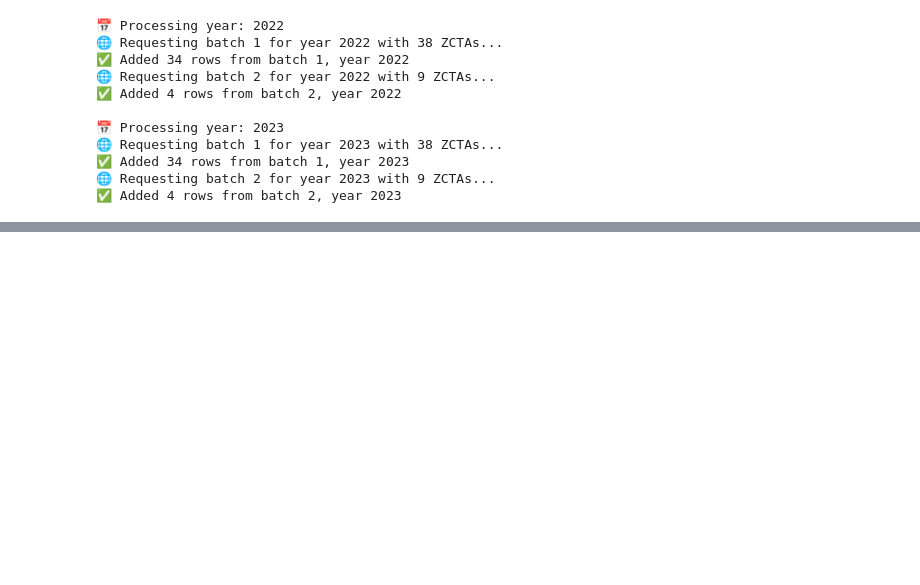
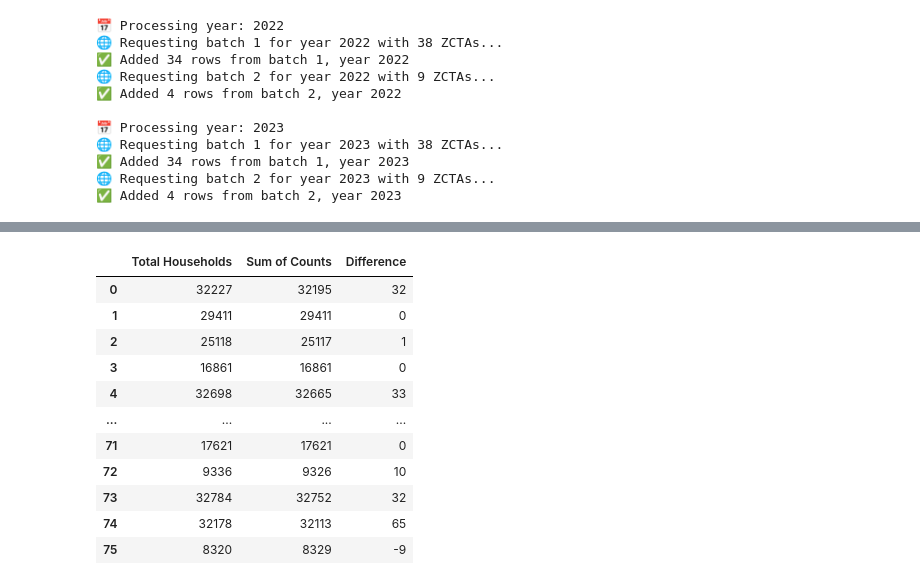
Before and after one commit to nizoom/FoodborneIllnessProj, a Jupyter notebook: bk_income_data.ipynb, the cells around one changed output, grey strips where cells are left out. Cells and saved outputs as stored; diff of their text form; code cells hidden in the pictures; blank space fills up the shorter version.

Commit message:
grouped incomes over 2 years

```diff
--- a/bk_income_data.ipynb
+++ b/bk_income_data.ipynb
@@ -153,0 +159,4 @@ bk_income_data_by_zip.shape
+# %%
+# Convert all relevant columns to numeric, coercing errors
+bk_income_data_by_zip[bk_income_data_by_zip.columns] = bk_income_data_by_zip[bk_income_data_by_zip.columns].apply(pd.to_numeric, errors='coerce')
+bk_income_data_by_zip.head()
@@ -153,0 +171,75 @@ bk_income_data_by_zip.shape
+# %%
+# Define your income groups as a dictionary
+bracket_cols = [
+    'Estimate Households Total $200,000 or more',
+    'Estimate Households Total $150,000 to $199,999',
+    'Estimate Households Total $100,000 to $149,999',
+    'Estimate Households Total $75,000 to $99,999',
+    'Estimate Households Total $50,000 to $74,999',
+    'Estimate Households Total $35,000 to $49,999',
+    'Estimate Households Total $25,000 to $34,999',
+    'Estimate Households Total $15,000 to $24,999',
+    'Estimate Households Total $10,000 to $14,999',
+    'Estimate Households Total Less than $10,000'
+]
+
+
+
+for col in bracket_cols:
+    bk_income_data_by_zip[col] = pd.to_numeric(bk_income_data_by_zip[col], errors='coerce')
+
+# Step 2: Create the consolidated income brackets
+# Above $75k (sum of $75k+ categories)
+bk_income_data_by_zip['Income Above $75k (%)'] = bk_income_data_by_zip[[
+    'Estimate Households Total $200,000 or more',
+    'Estimate Households Total $150,000 to $199,999',
+    'Estimate Households Total $100,000 to $149,999',
+    'Estimate Households Total $75,000 to $99,999'
+]].sum(axis=1)
+
+# $25k-$75k (sum of $25k-$75k categories)
+bk_income_data_by_zip['Income $25k-$75k (%)'] = bk_income_data_by_zip[[
+    'Estimate Households Total $50,000 to $74,999',
+    'Estimate Households Total $35,000 to $49,999',
+    'Estimate Households Total $25,000 to $34,999'
+]].sum(axis=1)
+
+# Below $25k (sum of <$25k categories)
+bk_income_data_by_zip['Income Below $25k (%)'] = bk_income_data_by_zip[[
+    'Estimate Households Total $15,000 to $24,999',
+    'Estimate Households Total $10,000 to $14,999',
+    'Estimate Households Total Less than $10,000'
+]].sum(axis=1)
+
+# Step 3: Calculate the absolute household counts using the percentages
+bk_income_data_by_zip['Income Above $75k (count)'] = (bk_income_data_by_zip['Income Above $75k (%)'] / 100) * bk_income_data_by_zip['Estimate Households Total']
+bk_income_data_by_zip['Income $25k-$75k (count)'] = (bk_income_data_by_zip['Income $25k-$75k (%)'] / 100) * bk_income_data_by_zip['Estimate Households Total']
+bk_income_data_by_zip['Income Below $25k (count)'] = (bk_income_data_by_zip['Income Below $25k (%)'] / 100) * bk_income_data_by_zip['Estimate Households Total']
+
+# Round the counts to integers since they represent households
+bk_income_data_by_zip['Income Above $75k (count)'] = bk_income_data_by_zip['Income Above $75k (count)'].round().astype(int)
+bk_income_data_by_zip['Income $25k-$75k (count)'] = bk_income_data_by_zip['Income $25k-$75k (count)'].round().astype(int)
+bk_income_data_by_zip['Income Below $25k (count)'] = bk_income_data_by_zip['Income Below $25k (count)'].round().astype(int)
+
+# Step 4: Create a simplified DataFrame with just the needed columns
+simplified_df = bk_income_data_by_zip[['ZIP',
+                   'Estimate Households Total',
+                   'Income Above $75k (%)', 'Income $25k-$75k (%)', 'Income Below $25k (%)',
+                   'Income Above $75k (count)', 'Income $25k-$75k (count)', 'Income Below $25k (count)']]
+
+# Display the simplified DataFrame
+print(simplified_df)
+
+# Verify that the percentages still sum to approximately 100%
+print("\nVerification - Sum of percentage columns:")
+percentage_sum = simplified_df[['Income Above $75k (%)', 'Income $25k-$75k (%)', 'Income Below $25k (%)']].sum(axis=1)
+# print(percentage_sum)
+
+# Verify that the counts sum to the total households
+# print("\nVerification - Sum of count columns vs total households:")
+# count_sum = simplified_df[['Income Above $75k (count)', 'Income $25k-$75k (count)', 'Income Below $25k (count)']].sum(axis=1)
+# total_diff = simplified_df['Estimate Households Total'] - count_sum
+# pd.DataFrame({'Total Households': simplified_df['Estimate Households Total'],
+#                     'Sum of Counts': count_sum,
+#                     'Difference': total_diff})
+# %% [output]
@@ -153,0 +263,12 @@ bk_income_data_by_zip.shape
+|  | Total Households | Sum of Counts | Difference |
+| 0 | 32227 | 32195 | 32 |
+| 1 | 29411 | 29411 | 0 |
+| 2 | 25118 | 25117 | 1 |
+| 3 | 16861 | 16861 | 0 |
+| 4 | 32698 | 32665 | 33 |
+| ... | ... | ... | ... |
+| 71 | 17621 | 17621 | 0 |
+| 72 | 9336 | 9326 | 10 |
+| 73 | 32784 | 32752 | 32 |
+| 74 | 32178 | 32113 | 65 |
+| 75 | 8320 | 8329 | -9 |
```
Also changed, not shown: parts of 4 cells of this notebook.
